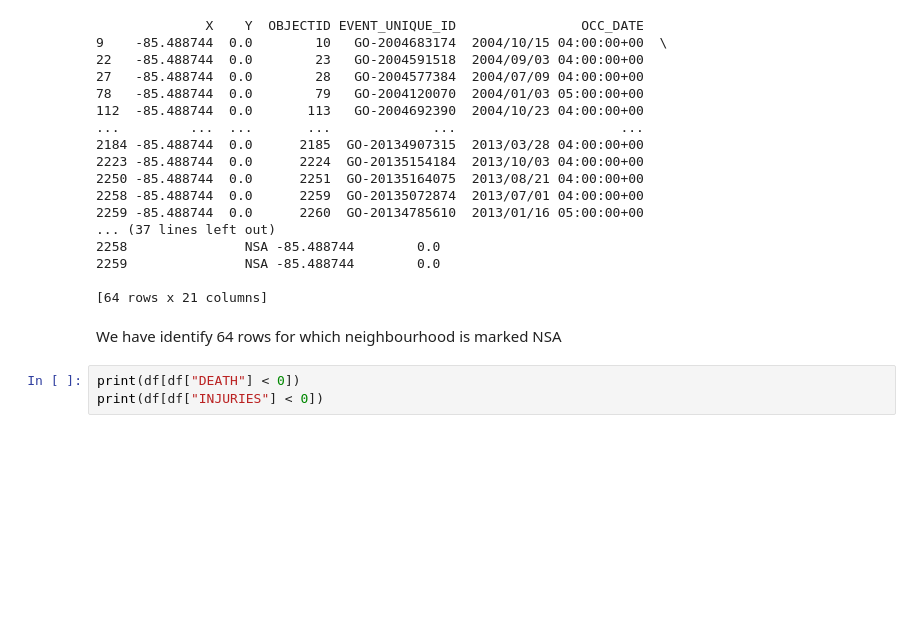
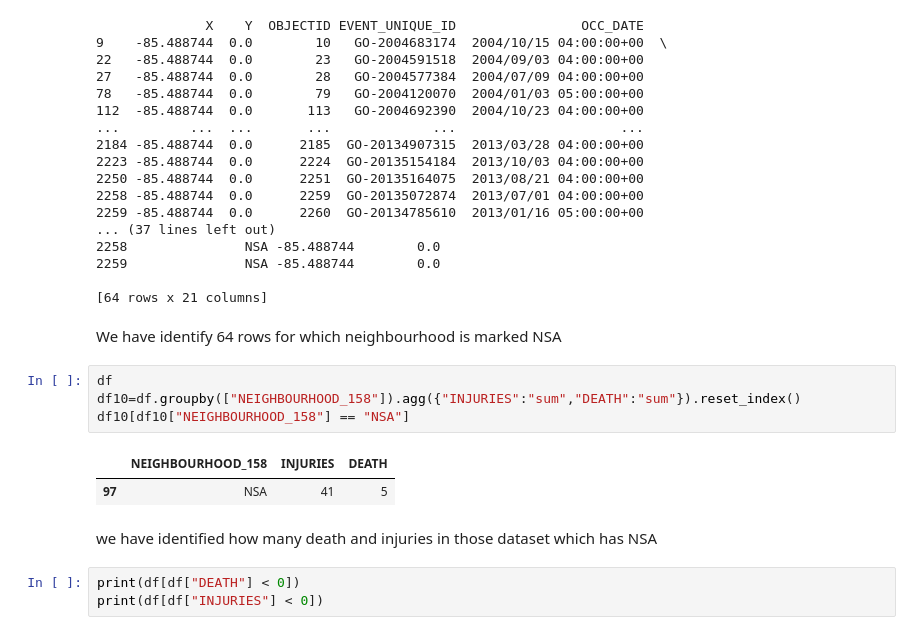
Before and after one commit to Jpeng23/MMAI5100_group6, a Jupyter notebook: project.ipynb, the cells around one changed output. Saved outputs shown, nothing was run; the diff lists cells and outputs as text; blank space fills up the shorter version.

```diff
--- a/project.ipynb
+++ b/project.ipynb
@@ -140,6 +198,15 @@ print(df[df["NEIGHBOURHOOD_158"] == "NSA"])
 [64 rows x 21 columns]
 # %% [markdown]
 We have identify 64 rows for which neighbourhood is marked NSA
+# %%
+df
+df10=df.groupby(["NEIGHBOURHOOD_158"]).agg({"INJURIES":"sum","DEATH":"sum"}).reset_index()
+df10[df10["NEIGHBOURHOOD_158"] == "NSA"]
+# %% [output]
+|  | NEIGHBOURHOOD_158 | INJURIES | DEATH |
+| 97 | NSA | 41 | 5 |
+# %% [markdown]
+we have identified how many death and injuries in those dataset which has NSA
 # %%
 print(df[df["DEATH"] < 0])
 print(df[df["INJURIES"] < 0])
```
Also changed, not shown: parts of 2 cells of this notebook.
